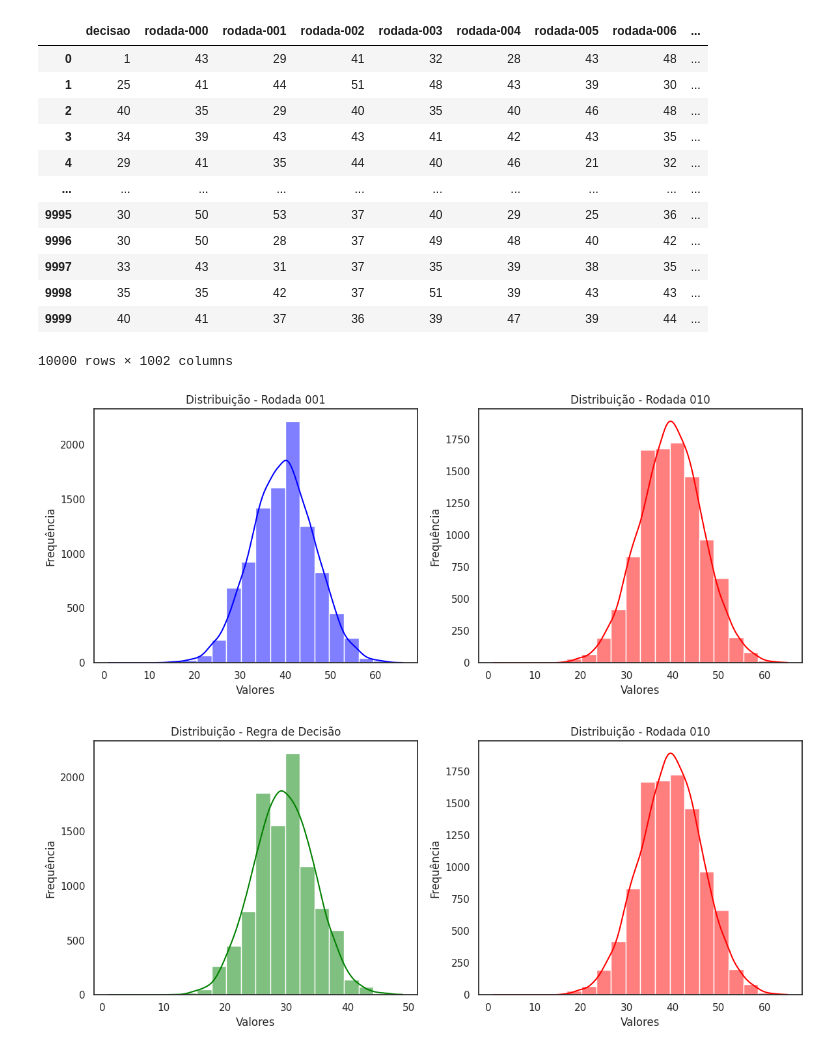
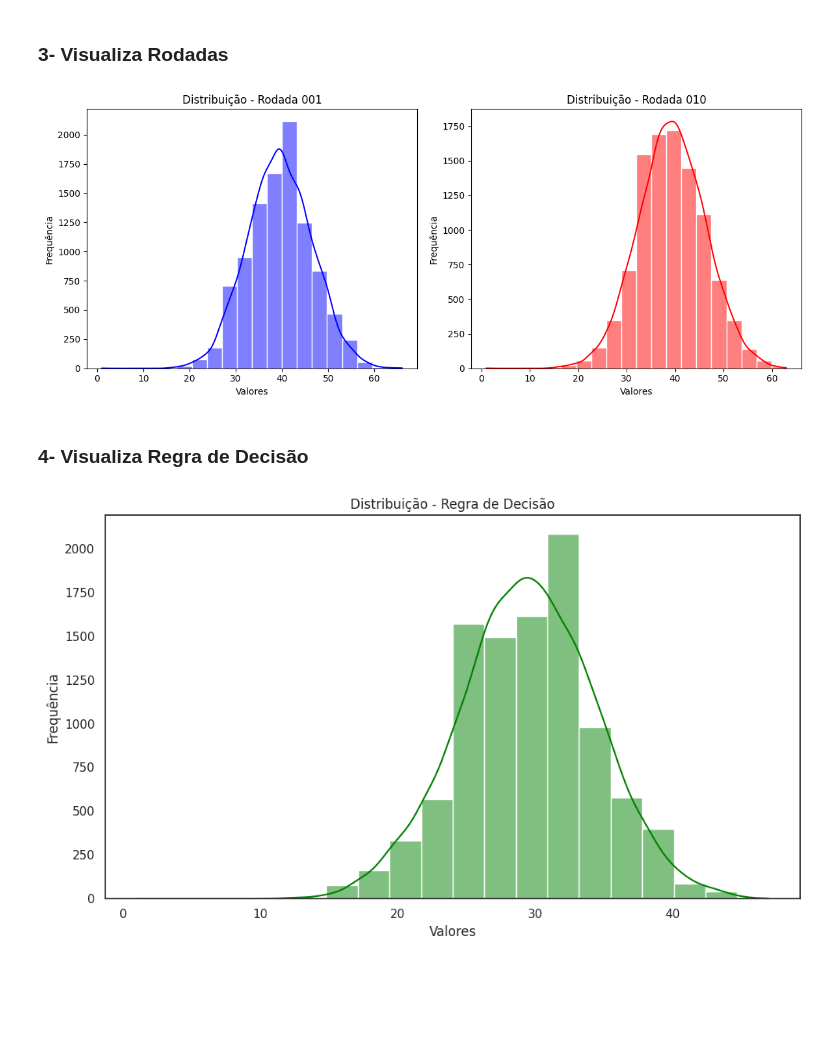
Before and after one commit to G-Cintra/Micro-3, a Jupyter notebook: Ultimato.ipynb, the cells around one changed output. Saved outputs shown, nothing was run; the diff lists cells and outputs as text; code cells hidden in the pictures; blank space fills up the shorter version.

```diff
--- a/Ultimato.ipynb
+++ b/Ultimato.ipynb
@@ -53,9 +57,8 @@ for i in range(nrodadas):
 df_rodadas = pd.DataFrame(dados_rodadas)
 df = pd.concat([df, df_rodadas], axis=1)
 
-# Criar a coluna 'total' somando apenas valores maiores que 'decisao'
-colunas_rodada = [col for col in df.columns if col.startswith("rodada")]
-df['total'] = df[colunas_rodada].apply(lambda row: row[row > df.loc[row.name, 'decisao']].sum(), axis=1)/nrodadas
 
 #Exporta df para CSV
 df.to_csv('df.csv',index=False)
+
+df
@@ -62,19 +79,5 @@ df.to_csv('df.csv',index=False)
-# %%
-df
-# %% [output]
-|  | decisao | rodada-000 | rodada-001 | rodada-002 | rodada-003 | rodada-004 | rodada-005 | rodada-006 | ... |
-| 0 | 1 | 43 | 29 | 41 | 32 | 28 | 43 | 48 | ... |
-| 1 | 25 | 41 | 44 | 51 | 48 | 43 | 39 | 30 | ... |
-| 2 | 40 | 35 | 29 | 40 | 35 | 40 | 46 | 48 | ... |
-| 3 | 34 | 39 | 43 | 43 | 41 | 42 | 43 | 35 | ... |
-| 4 | 29 | 41 | 35 | 44 | 40 | 46 | 21 | 32 | ... |
-| ... | ... | ... | ... | ... | ... | ... | ... | ... | ... |
-| 9995 | 30 | 50 | 53 | 37 | 40 | 29 | 25 | 36 | ... |
-| 9996 | 30 | 50 | 28 | 37 | 49 | 48 | 40 | 42 | ... |
-| 9997 | 33 | 43 | 31 | 37 | 35 | 39 | 38 | 35 | ... |
-| 9998 | 35 | 35 | 42 | 37 | 51 | 39 | 43 | 43 | ... |
-| 9999 | 40 | 41 | 37 | 36 | 39 | 47 | 39 | 44 | ... |
-10000 rows × 1002 columns
+# %% [markdown]
+### 3- Visualiza Rodadas
 # %%
 # Criar figura com dois subplots lado a lado
 fig, axes = plt.subplots(1, 2, figsize=(12, 5))
@@ -100,31 +103,27 @@ plt.savefig('rodadas.png', dpi=600)
 # Exibir o gráfico
 plt.show()
 # %% [output]
-[figure, old version]
+[figure, new version]
+# %% [markdown]
+### 4- Visualiza Regra de Decisão
 # %%
 # Criar figura com dois subplots lado a lado
-fig, axes = plt.subplots(1, 2, figsize=(12, 5))
 sns.set_theme(style="white")
 
 # Histograma da Rodada 001
-sns.histplot(df['decisao'], bins=20, kde=True, color='green', ax=axes[0])
-axes[0].set_title('Distribuição - Regra de Decisão')
-axes[0].set_xlabel('Valores')
-axes[0].set_ylabel('Frequência')
-
-# Histograma da Rodada 010
-sns.histplot(df['rodada-010'], bins=20, kde=True, color='red', ax=axes[1])
-axes[1].set_title('Distribuição - Rodada 010')
-axes[1].set_xlabel('Valores')
-axes[1].set_ylabel('Frequência')
+plt.figure(figsize=(10, 6))
+sns.histplot(df['decisao'], bins=20, kde=True, color='green')
+plt.title('Distribuição - Regra de Decisão')
+plt.xlabel('Valores')
+plt.ylabel('Frequência')
 
 # Ajustar layout para melhor visualização
 plt.tight_layout()
 
 #Salva image
 plt.savefig('decisao.png', dpi=600)
 
 # Exibir o gráfico
 plt.show()
 # %% [output]
-[figure, old version]
+[figure, new version]
```
Also changed, not shown: parts of 9 cells of this notebook, 5 other files.
